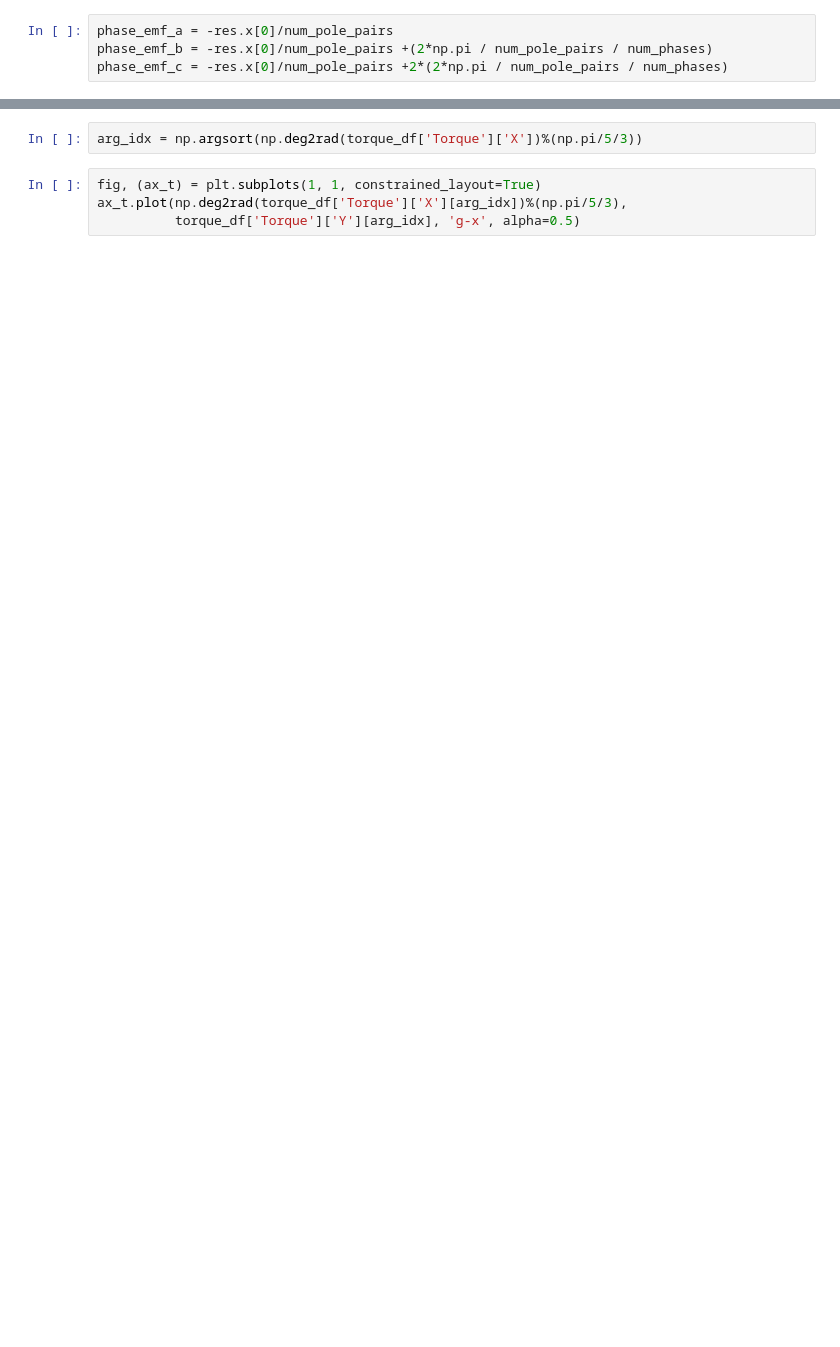
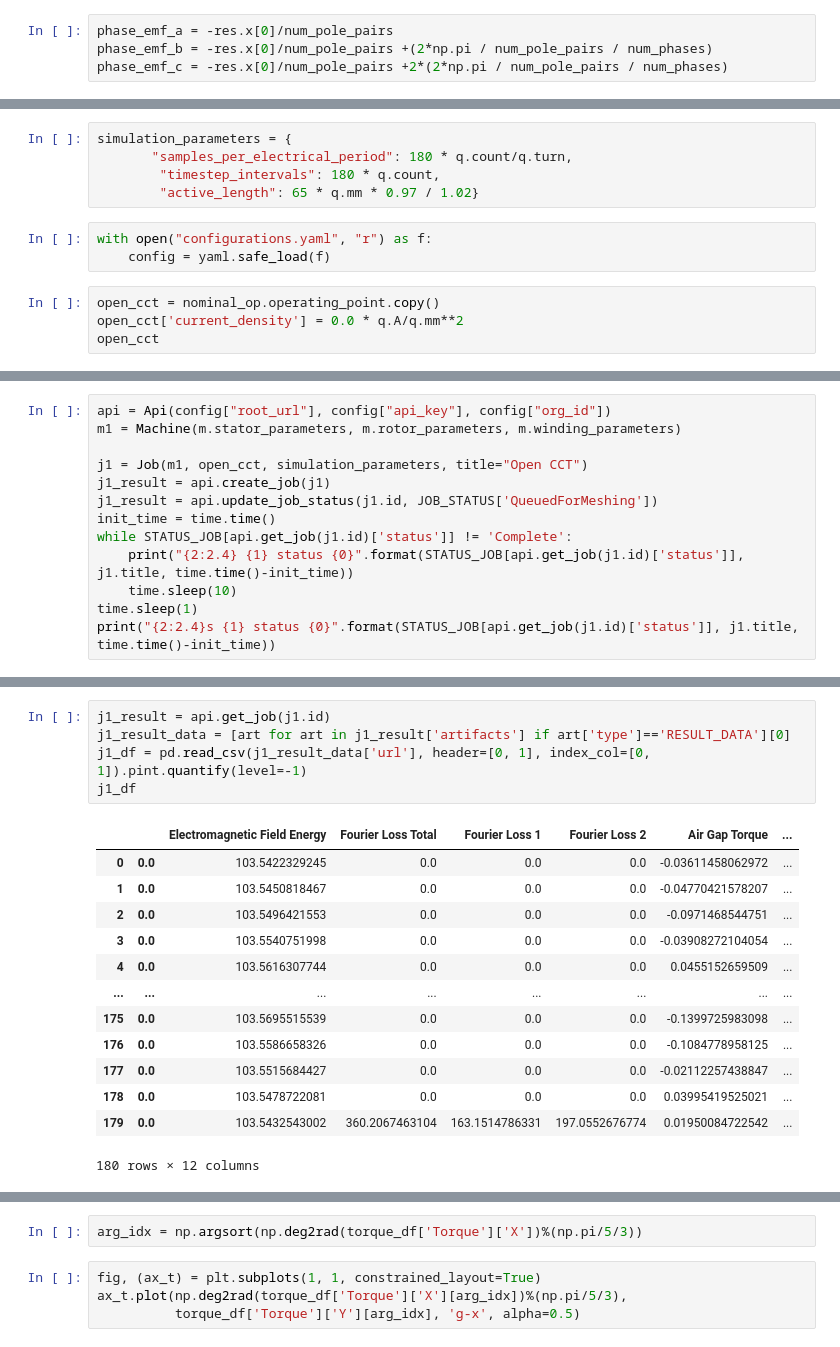
Before and after one commit to TinArmEngineering/tinarm, a Jupyter notebook: examples/M2_comparison.ipynb, the cells around one changed output, grey strips where cells are left out. Saved outputs shown, nothing was run; the diff lists cells and outputs as text; blank space fills up the shorter version.

```diff
--- a/examples/M2_comparison.ipynb
+++ b/examples/M2_comparison.ipynb
@@ -173,0 +221,12 @@ new_df.pint.dequantify().to_csv(os.path.join('M2', op_point, "mod"+expected_char
+# %%
+simulation_parameters = {
+       "samples_per_electrical_period": 180 * q.count/q.turn,
+        "timestep_intervals": 180 * q.count,
+        "active_length": 65 * q.mm * 0.97 / 1.02}
+# %%
+with open("configurations.yaml", "r") as f:
+    config = yaml.safe_load(f)
+# %%
+open_cct = nominal_op.operating_point.copy()
+open_cct['current_density'] = 0.0 * q.A/q.mm**2
+open_cct
@@ -173,0 +237,13 @@ new_df.pint.dequantify().to_csv(os.path.join('M2', op_point, "mod"+expected_char
+# %%
+api = Api(config["root_url"], config["api_key"], config["org_id"])
+m1 = Machine(m.stator_parameters, m.rotor_parameters, m.winding_parameters)
+
+j1 = Job(m1, open_cct, simulation_parameters, title="Open CCT")
+j1_result = api.create_job(j1)
+j1_result = api.update_job_status(j1.id, JOB_STATUS['QueuedForMeshing'])
+init_time = time.time()
+while STATUS_JOB[api.get_job(j1.id)['status']] != 'Complete':
+    print("{2:2.4} {1} status {0}".format(STATUS_JOB[api.get_job(j1.id)['status']], j1.title, time.time()-init_time))
+    time.sleep(10)
+time.sleep(1)
+print("{2:2.4}s {1} status {0}".format(STATUS_JOB[api.get_job(j1.id)['status']], j1.title, time.time()-init_time))
@@ -173,0 +269,19 @@ new_df.pint.dequantify().to_csv(os.path.join('M2', op_point, "mod"+expected_char
+# %%
+j1_result = api.get_job(j1.id)
+j1_result_data = [art for art in j1_result['artifacts'] if art['type']=='RESULT_DATA'][0]
+j1_df = pd.read_csv(j1_result_data['url'], header=[0, 1], index_col=[0, 1]).pint.quantify(level=-1)
+j1_df
+# %% [output]
+|  |  | Electromagnetic Field Energy | Fourier Loss Total | Fourier Loss 1 | Fourier Loss 2 | Air Gap Torque | ... |
+| 0 | 0.0 | 103.5422329245 | 0.0 | 0.0 | 0.0 | -0.03611458062972 | ... |
+| 1 | 0.0 | 103.5450818467 | 0.0 | 0.0 | 0.0 | -0.04770421578207 | ... |
+| 2 | 0.0 | 103.5496421553 | 0.0 | 0.0 | 0.0 | -0.0971468544751 | ... |
+| 3 | 0.0 | 103.5540751998 | 0.0 | 0.0 | 0.0 | -0.03908272104054 | ... |
+| 4 | 0.0 | 103.5616307744 | 0.0 | 0.0 | 0.0 | 0.0455152659509 | ... |
+| ... | ... | ... | ... | ... | ... | ... | ... |
+| 175 | 0.0 | 103.5695515539 | 0.0 | 0.0 | 0.0 | -0.1399725983098 | ... |
+| 176 | 0.0 | 103.5586658326 | 0.0 | 0.0 | 0.0 | -0.1084778958125 | ... |
+| 177 | 0.0 | 103.5515684427 | 0.0 | 0.0 | 0.0 | -0.02112257438847 | ... |
+| 178 | 0.0 | 103.5478722081 | 0.0 | 0.0 | 0.0 | 0.03995419525021 | ... |
+| 179 | 0.0 | 103.5432543002 | 360.2067463104 | 163.1514786331 | 197.0552676774 | 0.01950084722542 | ... |
+180 rows × 12 columns
```
Also changed, not shown: parts of 39 cells of this notebook, 2 other files.
